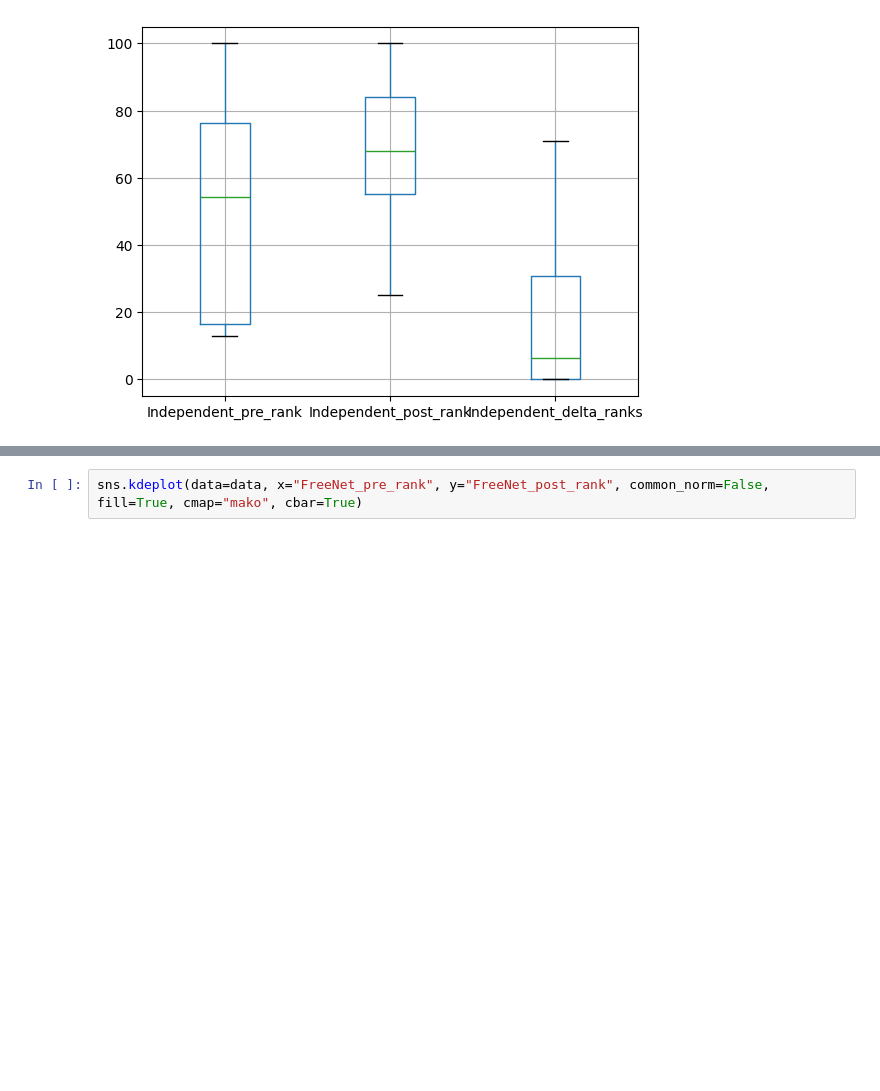
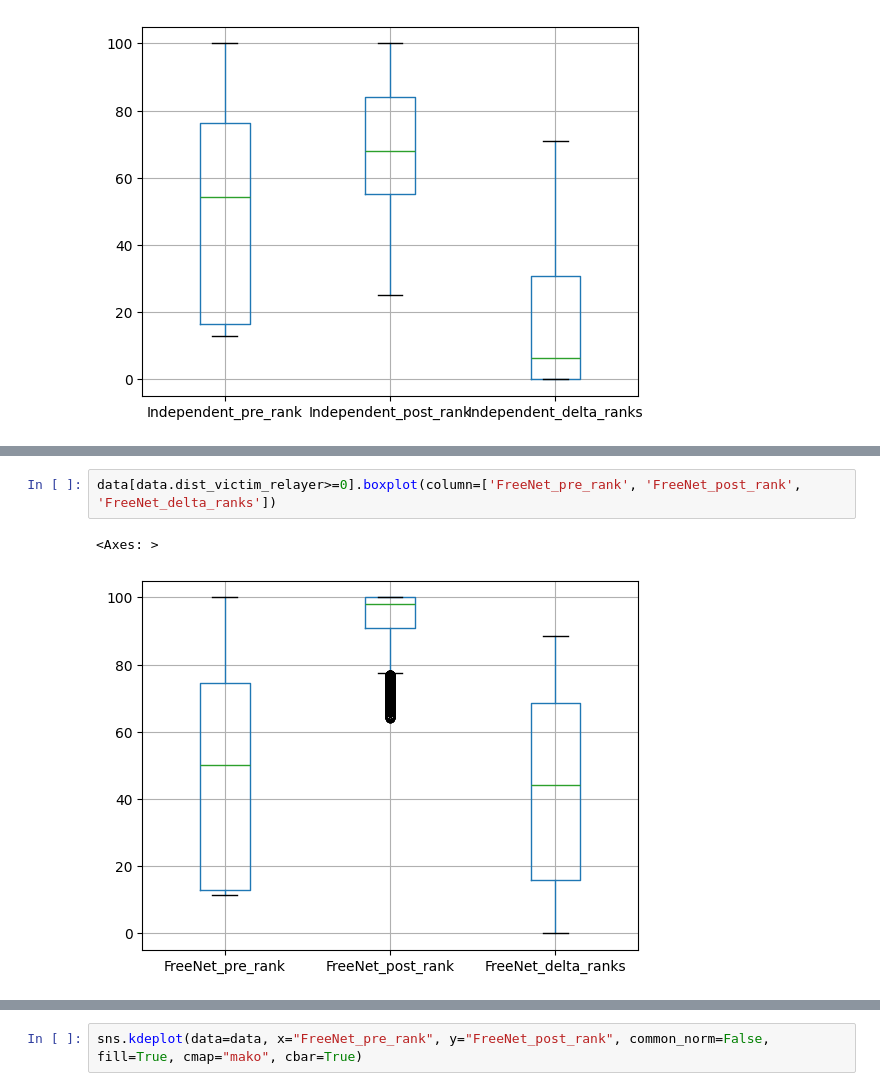
Before and after one commit to Poutchy/temp, a Jupyter notebook: EBA_graph.ipynb, the cells around one changed output, grey strips where cells are left out. Saved outputs shown, nothing was run; the diff lists cells and outputs as text; blank space fills up the shorter version.

```diff
--- a/EBA_graph.ipynb
+++ b/EBA_graph.ipynb
@@ -804,0 +846,5 @@ data[data.dist_victim_relayer>=0].boxplot(column=['Independent_pre_rank', 'Rever
+# %%
+data[data.dist_victim_relayer>=0].boxplot(column=['FreeNet_pre_rank', 'FreeNet_post_rank', 'FreeNet_delta_ranks'])
+# %% [output]
+<Axes: >
+[figure, added]
```
Also changed, not shown: parts of 23 cells of this notebook, 1 other file.
